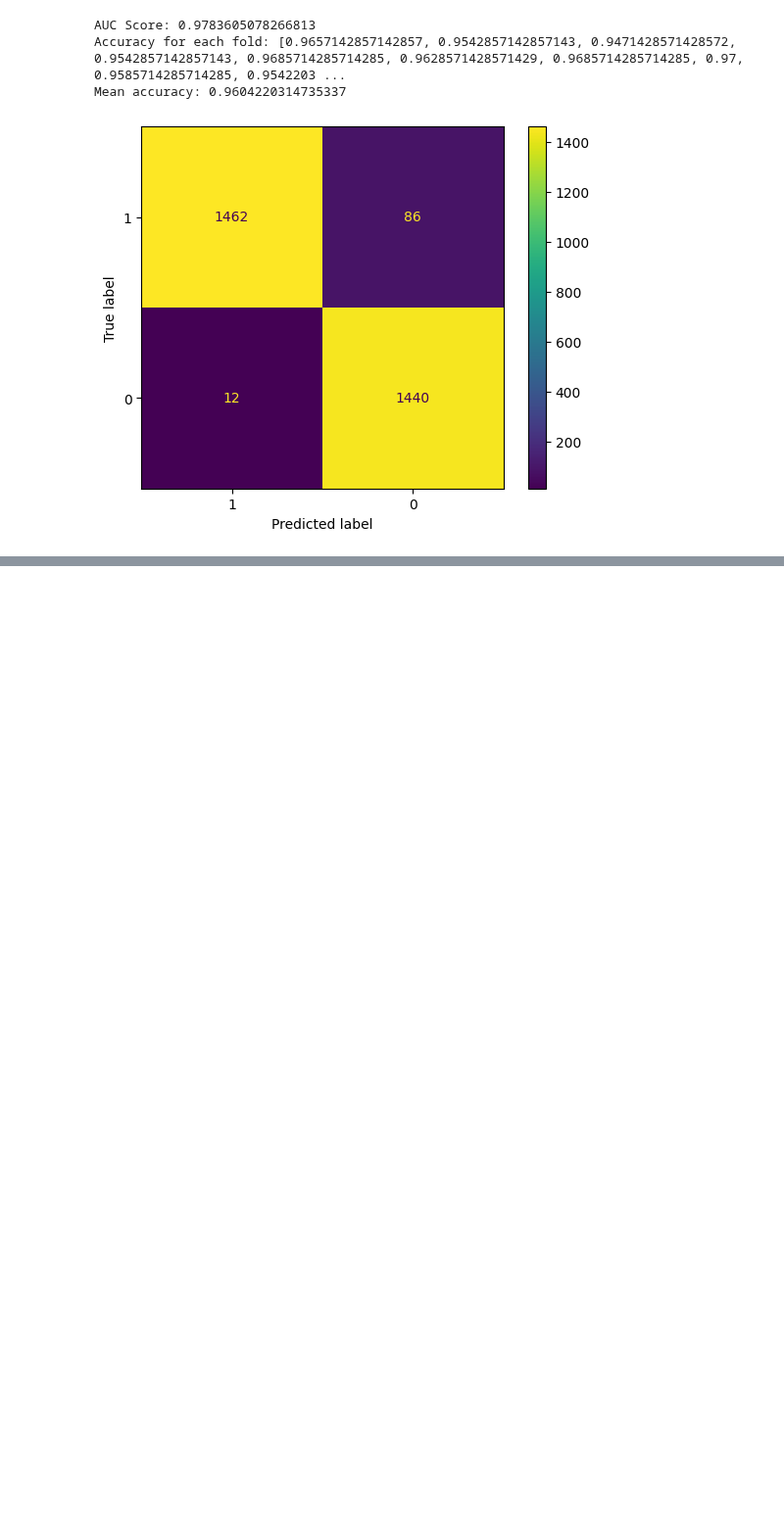
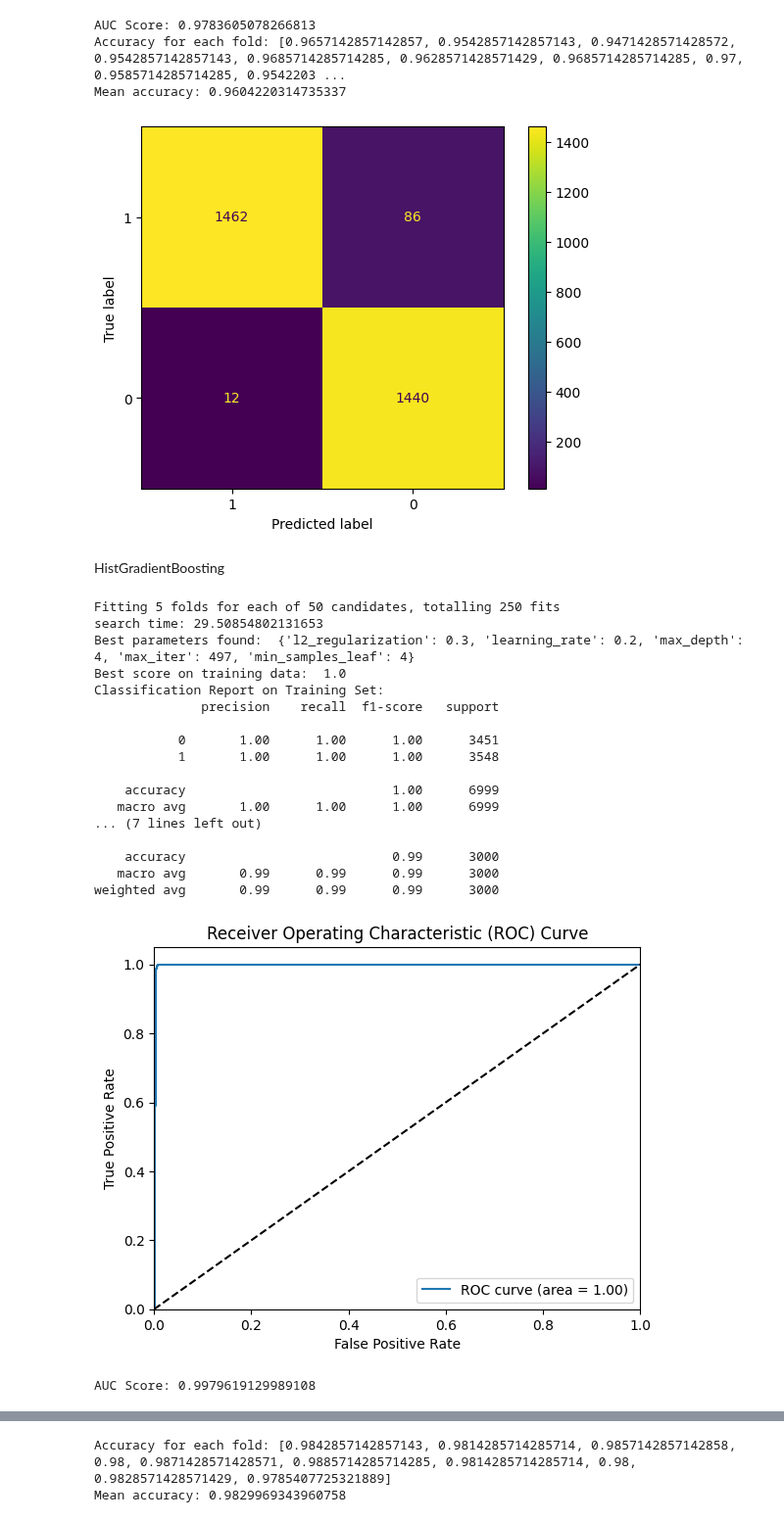
Before and after one commit to alessandroCassani/featureEngineering, a Jupyter notebook: null_dataset.ipynb, the cells around one changed output, grey strips where cells are left out. Shown at 98% size. Saved outputs shown, nothing was run; the diff lists cells and outputs as text; code cells hidden in the pictures; blank space fills up the shorter version.

```diff
--- a/null_dataset.ipynb
+++ b/null_dataset.ipynb
@@ -105,3 +105,28 @@ AUC Score: 0.9783605078266813
 Accuracy for each fold: [0.9657142857142857, 0.9542857142857143, 0.9471428571428572, 0.9542857142857143, 0.9685714285714285, 0.9628571428571429, 0.9685714285714285, 0.97, 0.9585714285714285, 0.9542203 ...
 Mean accuracy: 0.9604220314735337
 [figure]
+# %% [markdown]
+HistGradientBoosting
+# %%
+hgb = ML_algorithms.train_hist_gradient_boosting_model(df)
+ML_algorithms.k_fold_cross_validation_dt(hgb,df)
+# %% [output]
+Fitting 5 folds for each of 50 candidates, totalling 250 fits
+search time: 29.50854802131653
+Best parameters found:  {'l2_regularization': 0.3, 'learning_rate': 0.2, 'max_depth': 4, 'max_iter': 497, 'min_samples_leaf': 4}
+Best score on training data:  1.0
+Classification Report on Training Set:
+              precision    recall  f1-score   support
+
+           0       1.00      1.00      1.00      3451
+           1       1.00      1.00      1.00      3548
+
+    accuracy                           1.00      6999
+   macro avg       1.00      1.00      1.00      6999
+... (7 lines left out)
+
+    accuracy                           0.99      3000
+   macro avg       0.99      0.99      0.99      3000
+weighted avg       0.99      0.99      0.99      3000
+[figure, added]
+AUC Score: 0.9979619129989108
@@ -107,0 +135,2 @@ Mean accuracy: 0.9604220314735337
+Accuracy for each fold: [0.9842857142857143, 0.9814285714285714, 0.9857142857142858, 0.98, 0.9871428571428571, 0.9885714285714285, 0.9814285714285714, 0.98, 0.9828571428571429, 0.9785407725321889]
+Mean accuracy: 0.9829969343960758
```
Also changed, not shown: parts of 1 cell of this notebook, 2 other files.
